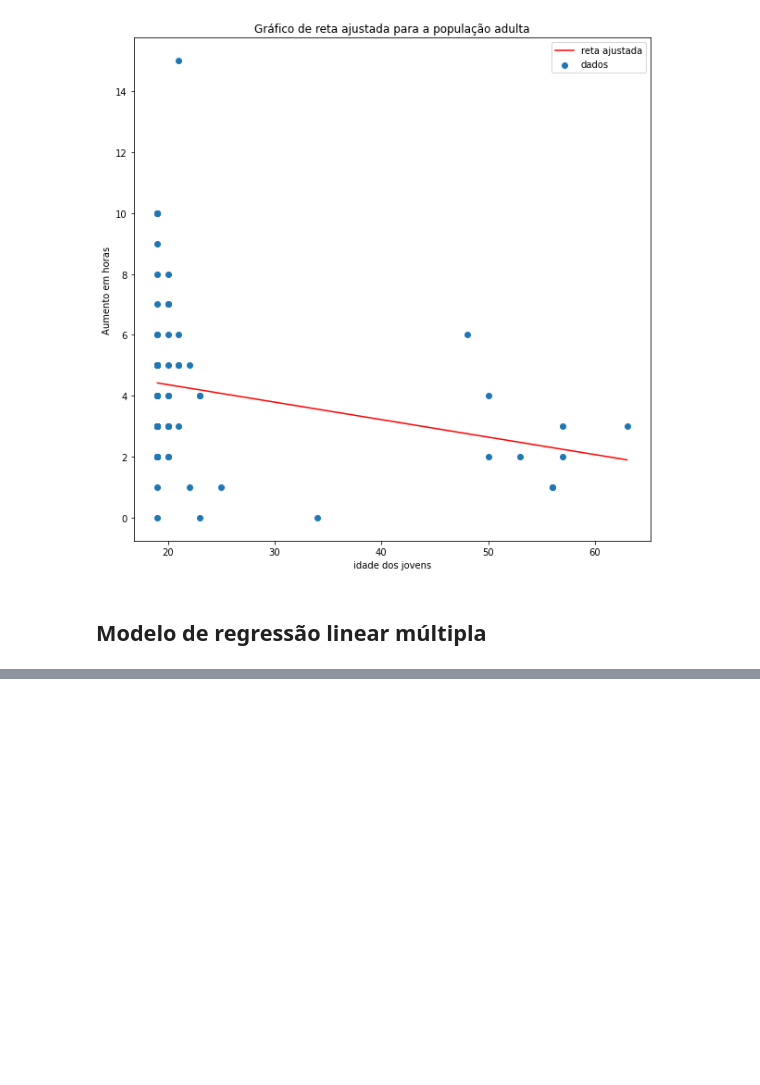
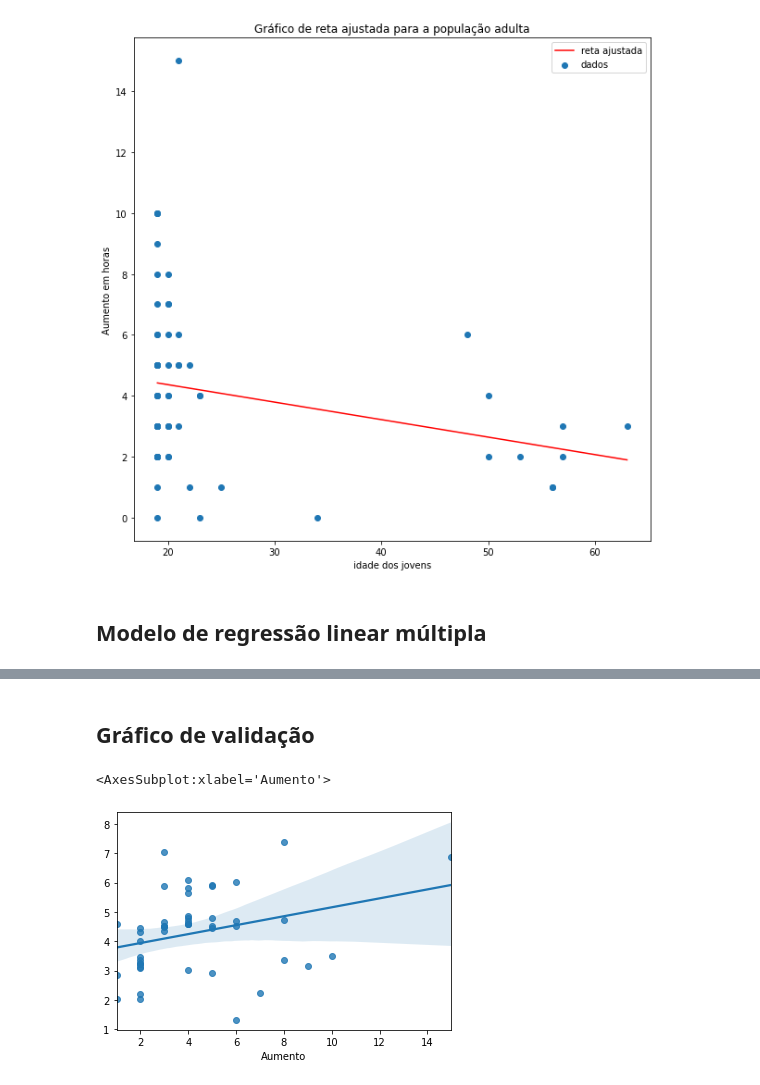
Before and after one commit to GabrielPl-1/Projeto-2-Cdados, a Jupyter notebook: Projeto 2 cdados.ipynb, the cells around one changed output, grey strips where cells are left out. Cells and saved outputs as stored; diff of their text form; code cells hidden in the pictures; blank space fills up the shorter version.

Commit message:
Validação

```diff
--- a/Projeto 2 cdados.ipynb
+++ b/Projeto 2 cdados.ipynb
@@ -444,2 +493,9 @@ coeff_parameter
 # %%
 predictions = modelo.predict(x_test)
+# %% [markdown]
+## Gráfico de validação
+# %%
+sns.regplot(y_test,predictions)
+# %% [output]
+<AxesSubplot:xlabel='Aumento'>
+[figure, added]
```
Also changed, not shown: parts of 14 cells of this notebook.
